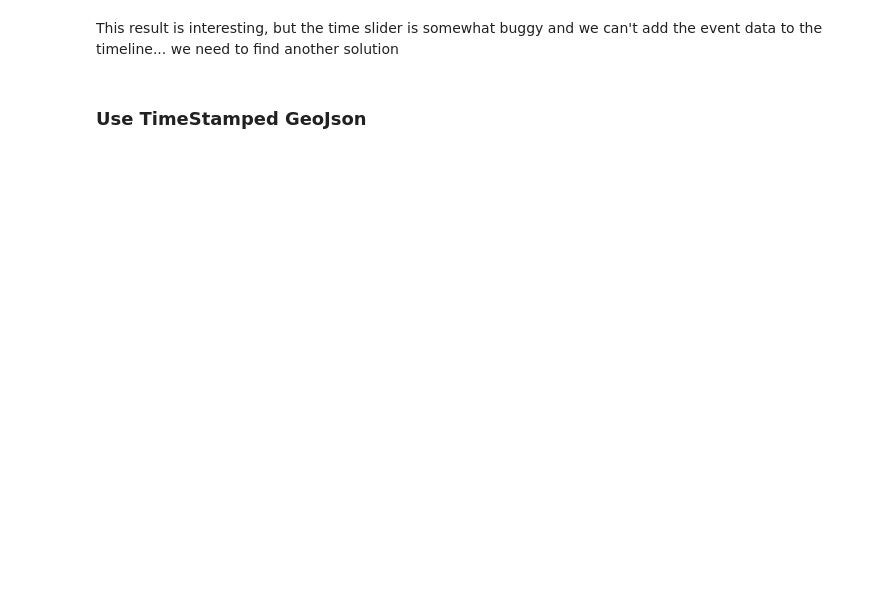
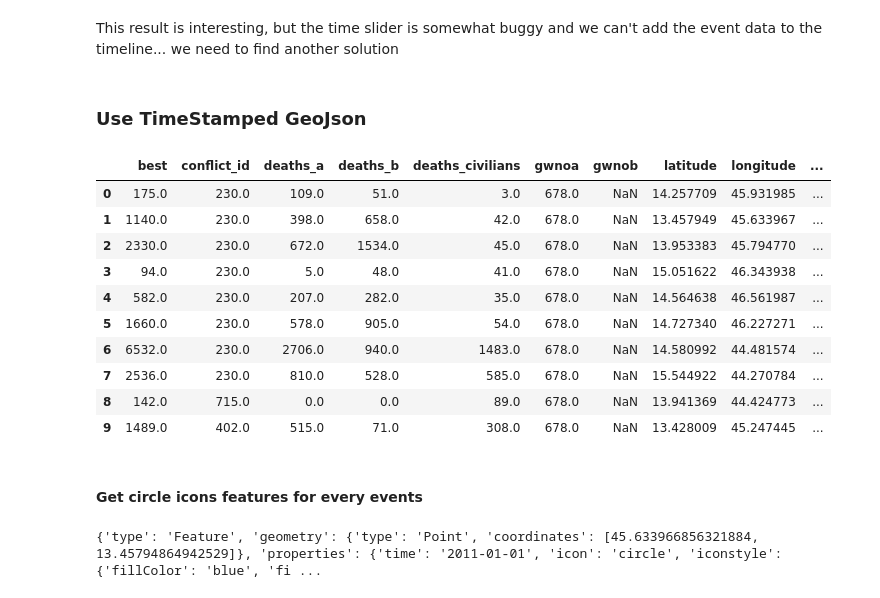
Before and after one commit to vincenzobaz/VBTALL-ADA2017, a Jupyter notebook: Project/notebook_map.ipynb, the cells around one changed output. Cells and saved outputs as stored; diff of their text form; code cells hidden in the pictures; blank space fills up the shorter version.

Commit message:
Many modifications, now timestamped geojson map with markers works. Only colors to add

```diff
--- a/Project/notebook_map.ipynb
+++ b/Project/notebook_map.ipynb
@@ -59,3 +54,3 @@ display(conflict_df.head(1))
 # %%
-event_list = conflict_df[["latitude", "longitude", "best", "year"]]
+event_list = conflict_df[["id", "latitude", "longitude", "deaths_civilians", "best", "year"]]
 display(event_list.head(2))
@@ -479,0 +372,25 @@ This result is interesting, but the time slider is somewhat buggy and we can't a
+# %%
+with open(os.path.join("pickle", 'distance_nx.pickle'), 'rb') as data_source:
+    distance_graph = pickle.load(data_source)
+# %%
+conflict_graph_df = pd.DataFrame([])
+for node in tqdm(distance_graph.nodes()):
+    if distance_graph.node[node]["nature"] == "event":
+        continue
+    for year in distance_graph.node[node]["yearly_dict"]:
+        conflict_graph_df = conflict_graph_df.append(distance_graph.node[node]["yearly_dict"][year],ignore_index=True)
+display(conflict_graph_df.head(10))
+# %% [output]
+|  | best | conflict_id | deaths_a | deaths_b | deaths_civilians | gwnoa | gwnob | latitude | longitude | ... |
+| 0 | 175.0 | 230.0 | 109.0 | 51.0 | 3.0 | 678.0 | NaN | 14.257709 | 45.931985 | ... |
+| 1 | 1140.0 | 230.0 | 398.0 | 658.0 | 42.0 | 678.0 | NaN | 13.457949 | 45.633967 | ... |
+| 2 | 2330.0 | 230.0 | 672.0 | 1534.0 | 45.0 | 678.0 | NaN | 13.953383 | 45.794770 | ... |
+| 3 | 94.0 | 230.0 | 5.0 | 48.0 | 41.0 | 678.0 | NaN | 15.051622 | 46.343938 | ... |
+| 4 | 582.0 | 230.0 | 207.0 | 282.0 | 35.0 | 678.0 | NaN | 14.564638 | 46.561987 | ... |
+| 5 | 1660.0 | 230.0 | 578.0 | 905.0 | 54.0 | 678.0 | NaN | 14.727340 | 46.227271 | ... |
+| 6 | 6532.0 | 230.0 | 2706.0 | 940.0 | 1483.0 | 678.0 | NaN | 14.580992 | 44.481574 | ... |
+| 7 | 2536.0 | 230.0 | 810.0 | 528.0 | 585.0 | 678.0 | NaN | 15.544922 | 44.270784 | ... |
+| 8 | 142.0 | 715.0 | 0.0 | 0.0 | 89.0 | 678.0 | NaN | 13.941369 | 44.424773 | ... |
+| 9 | 1489.0 | 402.0 | 515.0 | 71.0 | 308.0 | 678.0 | NaN | 13.428009 | 45.247445 | ... |
+# %% [markdown]
+#### Get circle icons features for every events
@@ -479,0 +446,4 @@ This result is interesting, but the time slider is somewhat buggy and we can't a
+# %%
+print(feature_circle_array[1][1])
+# %% [output]
+{'type': 'Feature', 'geometry': {'type': 'Point', 'coordinates': [45.633966856321884, 13.45794864942529]}, 'properties': {'time': '2011-01-01', 'icon': 'circle', 'iconstyle': {'fillColor': 'blue', 'fi ...
```
Also changed, not shown: parts of 43 cells of this notebook, 20 other files.
